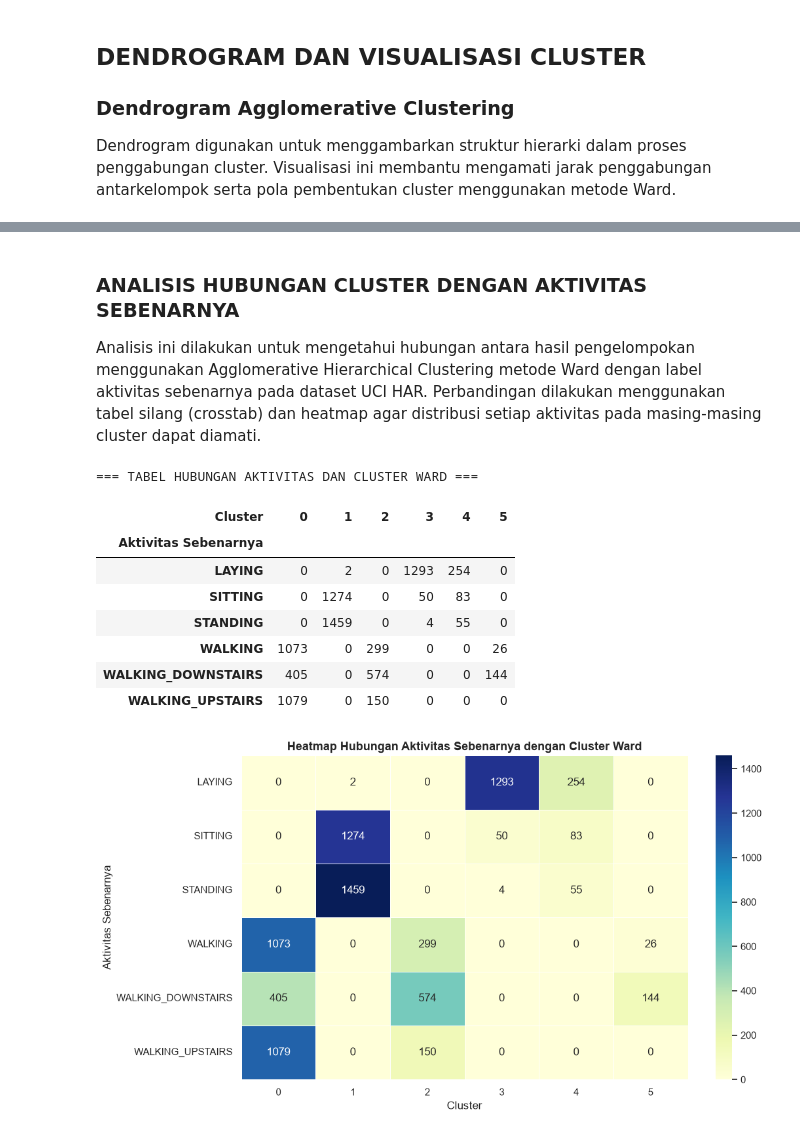
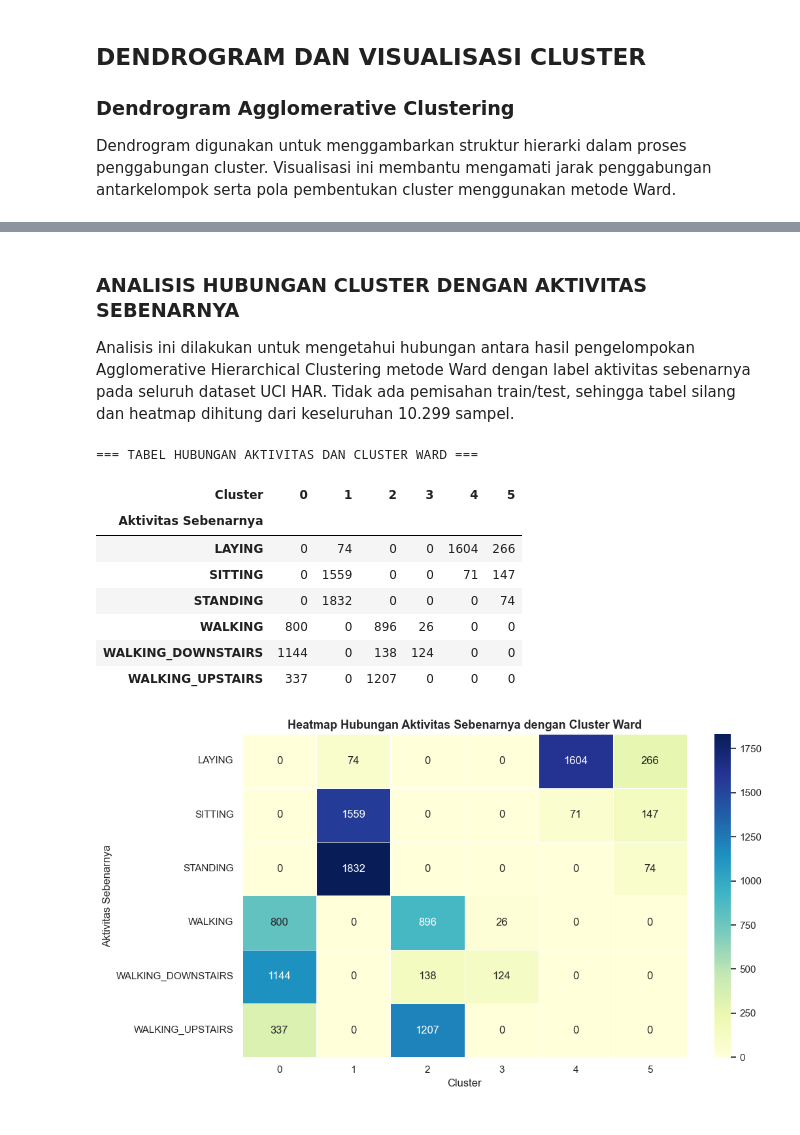
Before and after one commit to KLVA147/10_DS-IF-A_DC-Cakung, a Jupyter notebook: Main.ipynb, the cells around one changed output, grey strips where cells are left out. Saved outputs shown, nothing was run; the diff lists cells and outputs as text; code cells hidden in the pictures.

Commit message:
erase data split

```diff
--- a/Main.ipynb
+++ b/Main.ipynb
@@ -1147,15 +1102,11 @@ Pada penelitian ini dilakukan perbandingan tiga metode linkage, yaitu Ward, Comp
 # %%
 # 15. AGGLOMERATIVE HIERARCHICAL CLUSTERING
-
-from sklearn.cluster import AgglomerativeClustering
-import time
-
 print("=" * 60)
 print("AGGLOMERATIVE HIERARCHICAL CLUSTERING")
 print("=" * 60)
 
-# Menggunakan data training hasil PCA
-X_cluster = X_train_pca
+# Menggunakan seluruh data hasil PCA
+X_cluster = X_pca
 
 n_clusters = 6
 
@@ -1472,50 +1395,47 @@ Berdasarkan distribusi anggota cluster, cluster 1 memiliki jumlah sampel terbany
 # %% [markdown]
-
 ### ANALISIS HUBUNGAN CLUSTER DENGAN AKTIVITAS SEBENARNYA
 
-Analisis ini dilakukan untuk mengetahui hubungan antara hasil pengelompokan menggunakan Agglomerative Hierarchical Clustering metode Ward dengan label aktivitas sebenarnya pada dataset UCI HAR. Perbandingan dilakukan menggunakan tabel silang (crosstab) dan heatmap agar distribusi setiap aktivitas pada masing-masing cluster dapat diamati.
+Analisis ini dilakukan untuk mengetahui hubungan antara hasil pengelompokan Agglomerative Hierarchical Clustering metode Ward dengan label aktivitas sebenarnya pada seluruh dataset UCI HAR. Tidak ada pemisahan train/test, sehingga tabel silang dan heatmap dihitung dari keseluruhan 10.299 sampel.
 # %%
-
 # ANALISIS CLUSTER WARD TERHADAP AKTIVITAS SEBENARNYA
 
-# Membuat tabel silang aktivitas dan cluster
+# Membuat tabel silang aktivitas dan cluster untuk seluruh data
 cluster_activity = pd.crosstab(
-    pd.Series(y_train, name='Aktivitas Sebenarnya'),
+    pd.Series(y_full, name='Aktivitas Sebenarnya'),
     pd.Series(cluster_results['ward'], name='Cluster')
 )
 
 print("=== TABEL HUBUNGAN AKTIVITAS DAN CLUSTER WARD ===")
 display(cluster_activity)
 
-# Visualisasi heatmap
 plt.figure(figsize=(11, 6))
 
 sns.heatmap(
     cluster_activity,
     annot=True,
     fmt='d',
     cmap='YlGnBu',
     linewidths=0.5
 )
 
 plt.title(
     'Heatmap Hubungan Aktivitas Sebenarnya dengan Cluster Ward',
     fontsize=13,
     fontweight='bold'
 )
 plt.xlabel('Cluster')
 plt.ylabel('Aktivitas Sebenarnya')
 plt.tight_layout()
 plt.show()
 # %% [output]
 === TABEL HUBUNGAN AKTIVITAS DAN CLUSTER WARD ===
 | Cluster | 0 | 1 | 2 | 3 | 4 | 5 |
 | Aktivitas Sebenarnya |  |  |  |  |  |  |
-| LAYING | 0 | 2 | 0 | 1293 | 254 | 0 |
-| SITTING | 0 | 1274 | 0 | 50 | 83 | 0 |
-| STANDING | 0 | 1459 | 0 | 4 | 55 | 0 |
-| WALKING | 1073 | 0 | 299 | 0 | 0 | 26 |
-| WALKING_DOWNSTAIRS | 405 | 0 | 574 | 0 | 0 | 144 |
-| WALKING_UPSTAIRS | 1079 | 0 | 150 | 0 | 0 | 0 |
+| LAYING | 0 | 74 | 0 | 0 | 1604 | 266 |
+| SITTING | 0 | 1559 | 0 | 0 | 71 | 147 |
+| STANDING | 0 | 1832 | 0 | 0 | 0 | 74 |
+| WALKING | 800 | 0 | 896 | 26 | 0 | 0 |
+| WALKING_DOWNSTAIRS | 1144 | 0 | 138 | 124 | 0 | 0 |
+| WALKING_UPSTAIRS | 337 | 0 | 1207 | 0 | 0 | 0 |
-[figure, old version]
+[figure, new version]
 # %% [markdown]
```
Also changed, not shown: parts of 20 cells of this notebook, 32 other files.
